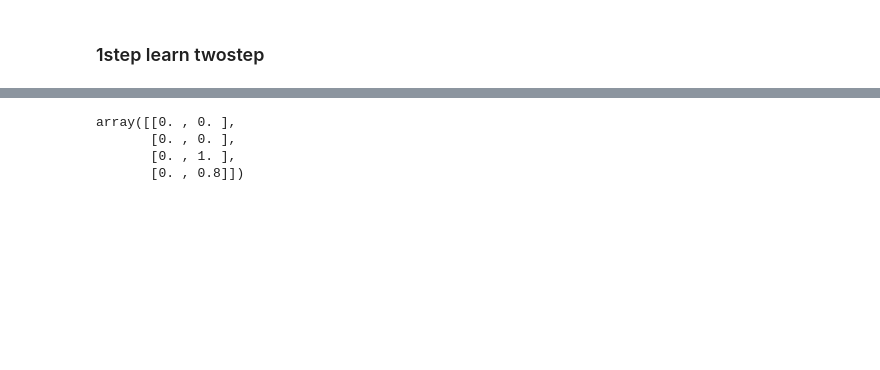
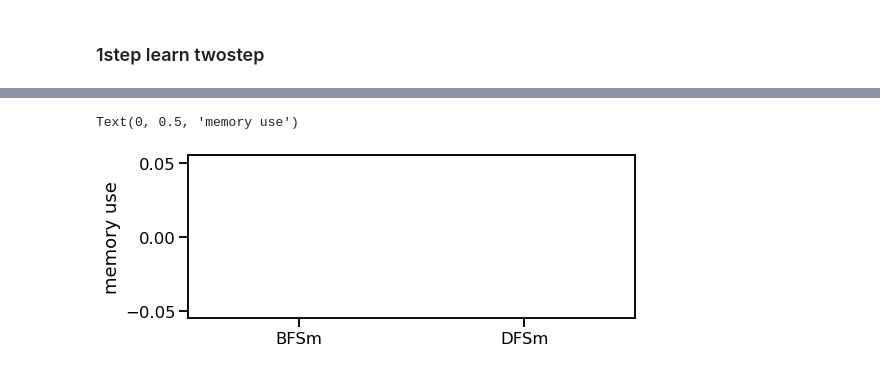
Before and after one commit to andrebeu/matchsticks, a Jupyter notebook: run - simplest cases.ipynb, the cells around one changed output, grey strips where cells are left out. Cells and saved outputs as stored; diff of their text form; code cells hidden in the pictures; blank space fills up the shorter version.

```diff
--- a/run - simplest cases.ipynb
+++ b/run - simplest cases.ipynb
@@ -94,7 +95,7 @@ for ti in range(2):
 # %%
-smode.mean(0)
+f,ax = plt.subplots(1,1,figsize=(8,3))
+ax.bar(idxL[2:],smode2.mean(0)[2:,1],yerr=smode2.std(0)[2:,1]/np.sqrt(nitr))
+ax.set_ylabel('memory use')
 # %% [output]
-array([[0. , 0. ],
-       [0. , 0. ],
-       [0. , 1. ],
-       [0. , 0.8]])
+Text(0, 0.5, 'memory use')
+[figure, added]
```
Also changed, not shown: parts of 13 cells of this notebook, 1 other file.
